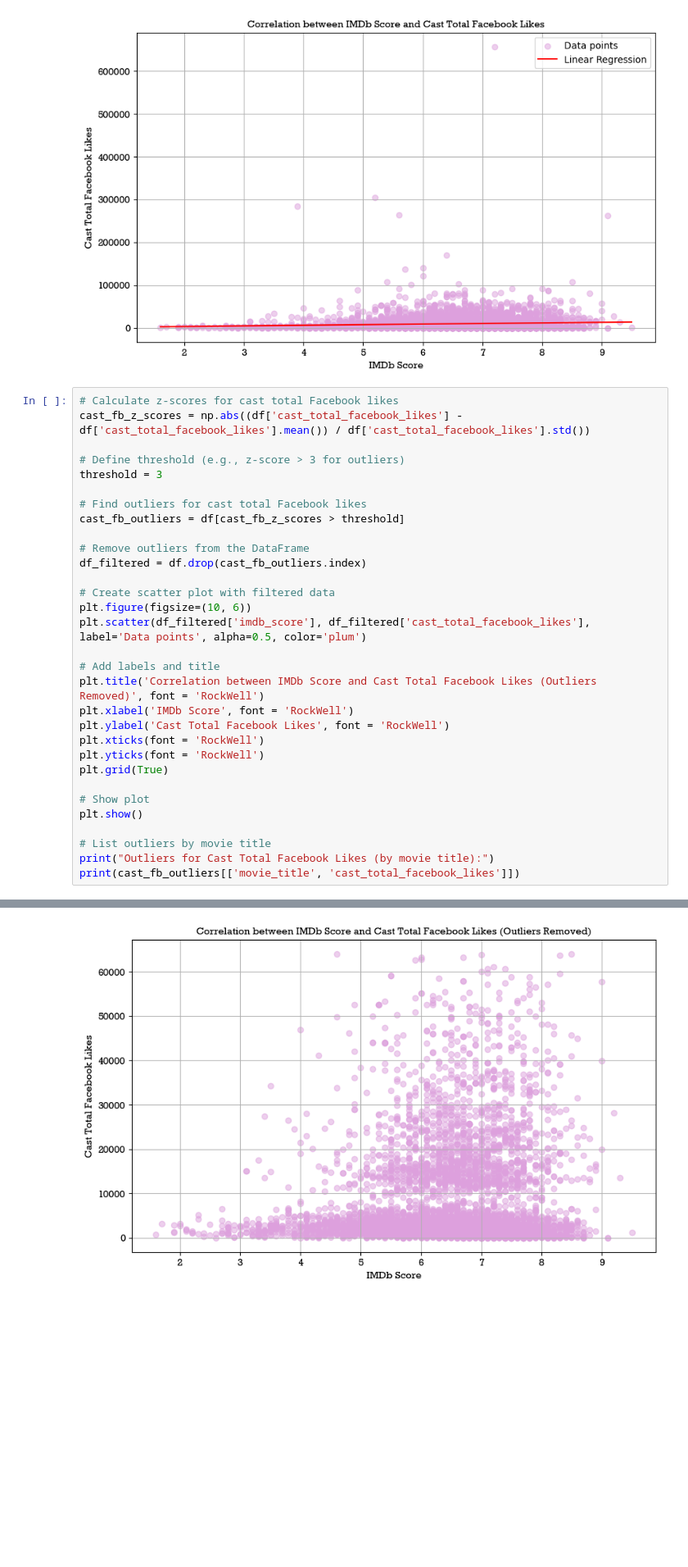
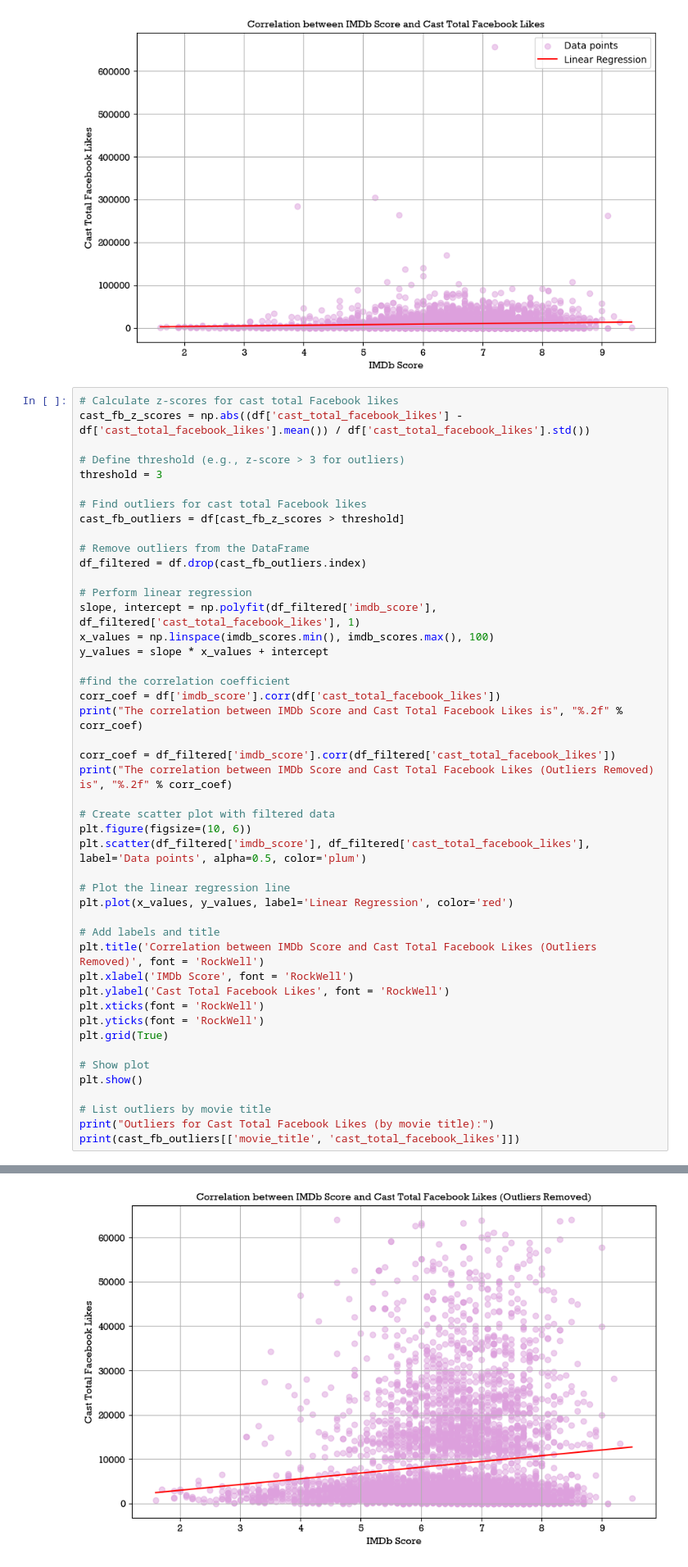
Before and after one commit to XueYiLu/Project-4, a Jupyter notebook: Cleaned_data/IrisVisualizations.ipynb, the cells around one changed output, grey strips where cells are left out. Shown: that part at 82% size. Drawn from its saved outputs; the diff is of its cells as text; blank space fills up the shorter version.

```diff
--- a/Cleaned_data/IrisVisualizations.ipynb
+++ b/Cleaned_data/IrisVisualizations.ipynb
@@ -205,9 +205,24 @@ cast_fb_outliers = df[cast_fb_z_scores > threshold]
 # Remove outliers from the DataFrame
 df_filtered = df.drop(cast_fb_outliers.index)
 
+# Perform linear regression
+slope, intercept = np.polyfit(df_filtered['imdb_score'], df_filtered['cast_total_facebook_likes'], 1)
+x_values = np.linspace(imdb_scores.min(), imdb_scores.max(), 100)
+y_values = slope * x_values + intercept
+
+#find the correlation coefficient
+corr_coef = df['imdb_score'].corr(df['cast_total_facebook_likes'])
+print("The correlation between IMDb Score and Cast Total Facebook Likes is", "%.2f" % corr_coef)
+
+corr_coef = df_filtered['imdb_score'].corr(df_filtered['cast_total_facebook_likes'])
+print("The correlation between IMDb Score and Cast Total Facebook Likes (Outliers Removed) is", "%.2f" % corr_coef)
+
 # Create scatter plot with filtered data
 plt.figure(figsize=(10, 6))
 plt.scatter(df_filtered['imdb_score'], df_filtered['cast_total_facebook_likes'], label='Data points', alpha=0.5, color='plum')
+
+# Plot the linear regression line
+plt.plot(x_values, y_values, label='Linear Regression', color='red')
 
 # Add labels and title
 plt.title('Correlation between IMDb Score and Cast Total Facebook Likes (Outliers Removed)', font = 'RockWell')
@@ -227 +244 @@ print(cast_fb_outliers[['movie_title', 'cast_total_facebook_likes']])
-[figure, old version]
+[figure, new version]
```
Also changed, not shown: parts of 3 cells of this notebook.
